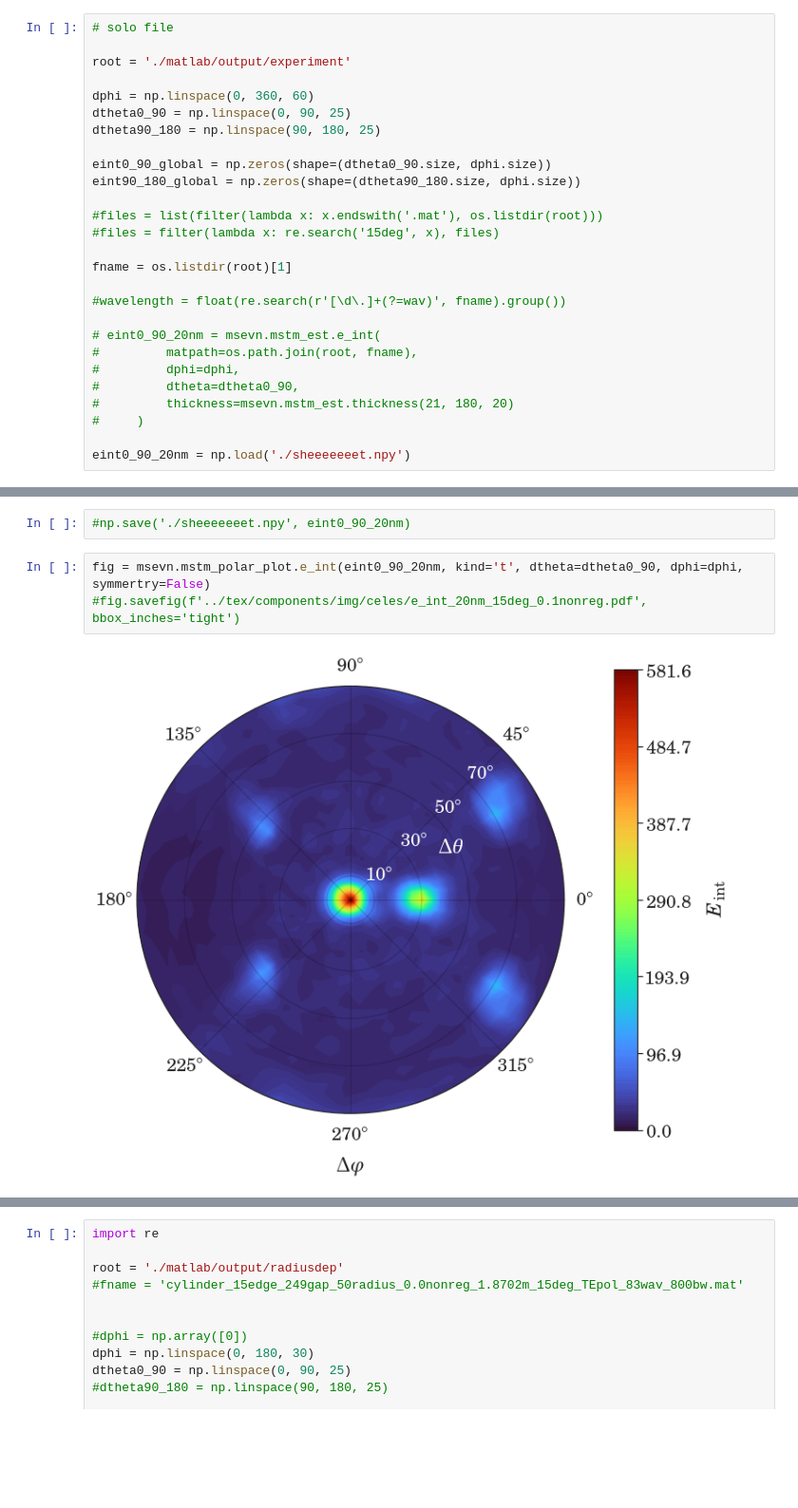
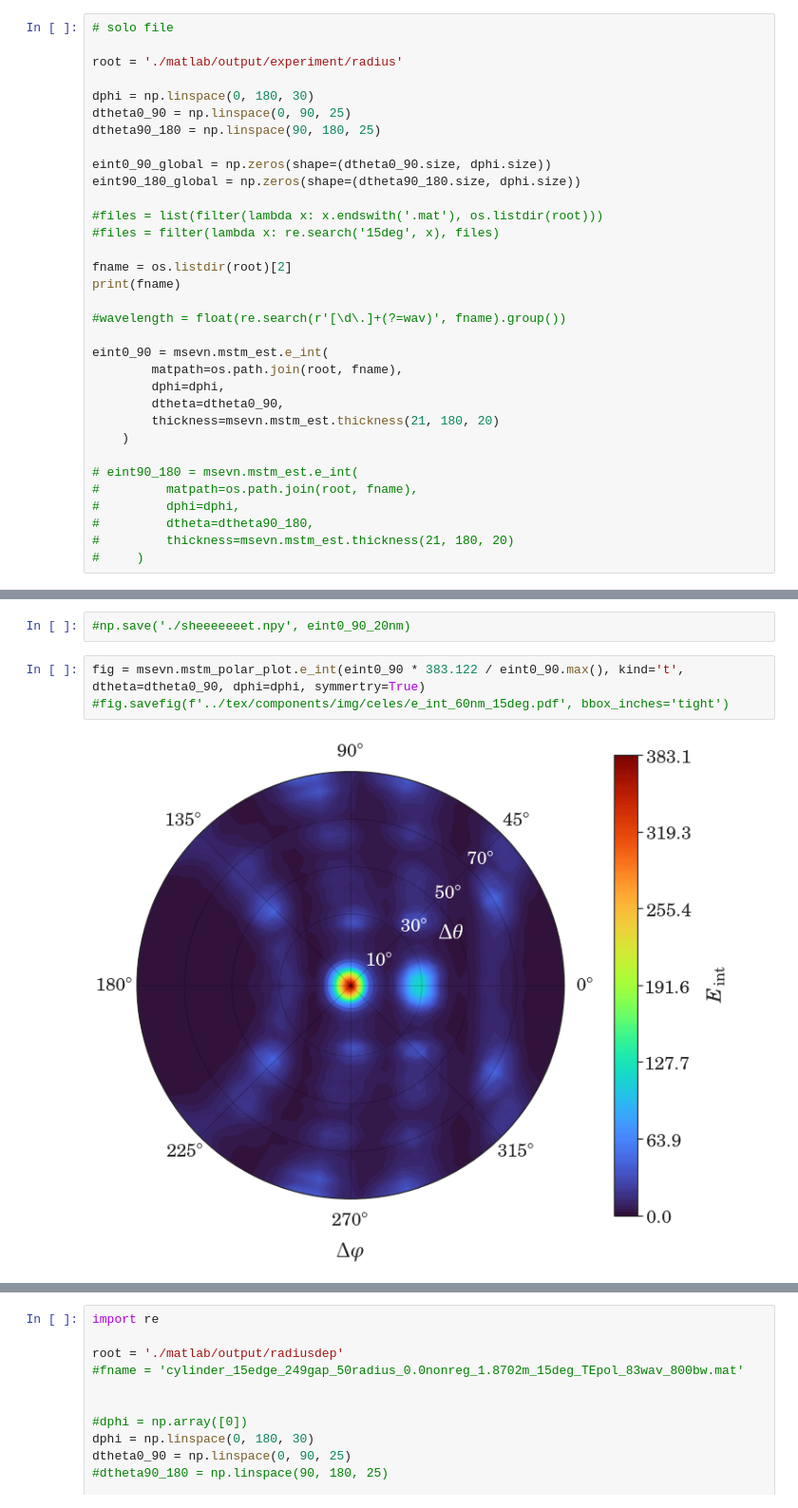
Before and after one commit to Misery7100-Magistracy/Angular-dispersion-boost, a Jupyter notebook: computations/mstm3d.ipynb, the cells around one changed output, grey strips where cells are left out. Shown at 95% size. Cells and saved outputs as stored; diff of their text form; blank space fills up the shorter version.

Commit message:
figure mostly fixed; updated monochr

```diff
--- a/computations/mstm3d.ipynb
+++ b/computations/mstm3d.ipynb
@@ -9,9 +9,9 @@ msevn.configure_mpl()
 # %%
 # solo file
 
-root = './matlab/output/experiment'
+root = './matlab/output/experiment/radius'
 
-dphi = np.linspace(0, 360, 60)
+dphi = np.linspace(0, 180, 30)
 dtheta0_90 = np.linspace(0, 90, 25)
 dtheta90_180 = np.linspace(90, 180, 25)
 
@@ -21,15 +21,21 @@ eint90_180_global = np.zeros(shape=(dtheta90_180.size, dphi.size))
 #files = list(filter(lambda x: x.endswith('.mat'), os.listdir(root)))
 #files = filter(lambda x: re.search('15deg', x), files)
 
-fname = os.listdir(root)[1]
+fname = os.listdir(root)[2]
+print(fname)
 
 #wavelength = float(re.search(r'[\d\.]+(?=wav)', fname).group())
 
-# eint0_90_20nm = msevn.mstm_est.e_int(
+eint0_90 = msevn.mstm_est.e_int(
+        matpath=os.path.join(root, fname),
+        dphi=dphi,
+        dtheta=dtheta0_90,
+        thickness=msevn.mstm_est.thickness(21, 180, 20)
+    )
+
+# eint90_180 = msevn.mstm_est.e_int(
 #         matpath=os.path.join(root, fname),
 #         dphi=dphi,
-#         dtheta=dtheta0_90,
+#         dtheta=dtheta90_180,
 #         thickness=msevn.mstm_est.thickness(21, 180, 20)
 #     )
-
-eint0_90_20nm = np.load('./sheeeeeeet.npy')
@@ -36,7 +44,7 @@ eint0_90_20nm = np.load('./sheeeeeeet.npy')
 # %%
 #np.save('./sheeeeeeet.npy', eint0_90_20nm)
 # %%
-fig = msevn.mstm_polar_plot.e_int(eint0_90_20nm, kind='t', dtheta=dtheta0_90, dphi=dphi, symmertry=False)
-#fig.savefig(f'../tex/components/img/celes/e_int_20nm_15deg_0.1nonreg.pdf', bbox_inches='tight')
+fig = msevn.mstm_polar_plot.e_int(eint0_90 * 383.122 / eint0_90.max(), kind='t', dtheta=dtheta0_90, dphi=dphi, symmertry=True)
+#fig.savefig(f'../tex/components/img/celes/e_int_60nm_15deg.pdf', bbox_inches='tight')
 # %% [output]
-[figure, old version]
+[figure, new version]
```
Also changed, not shown: parts of 5 cells of this notebook, 9 other files.
